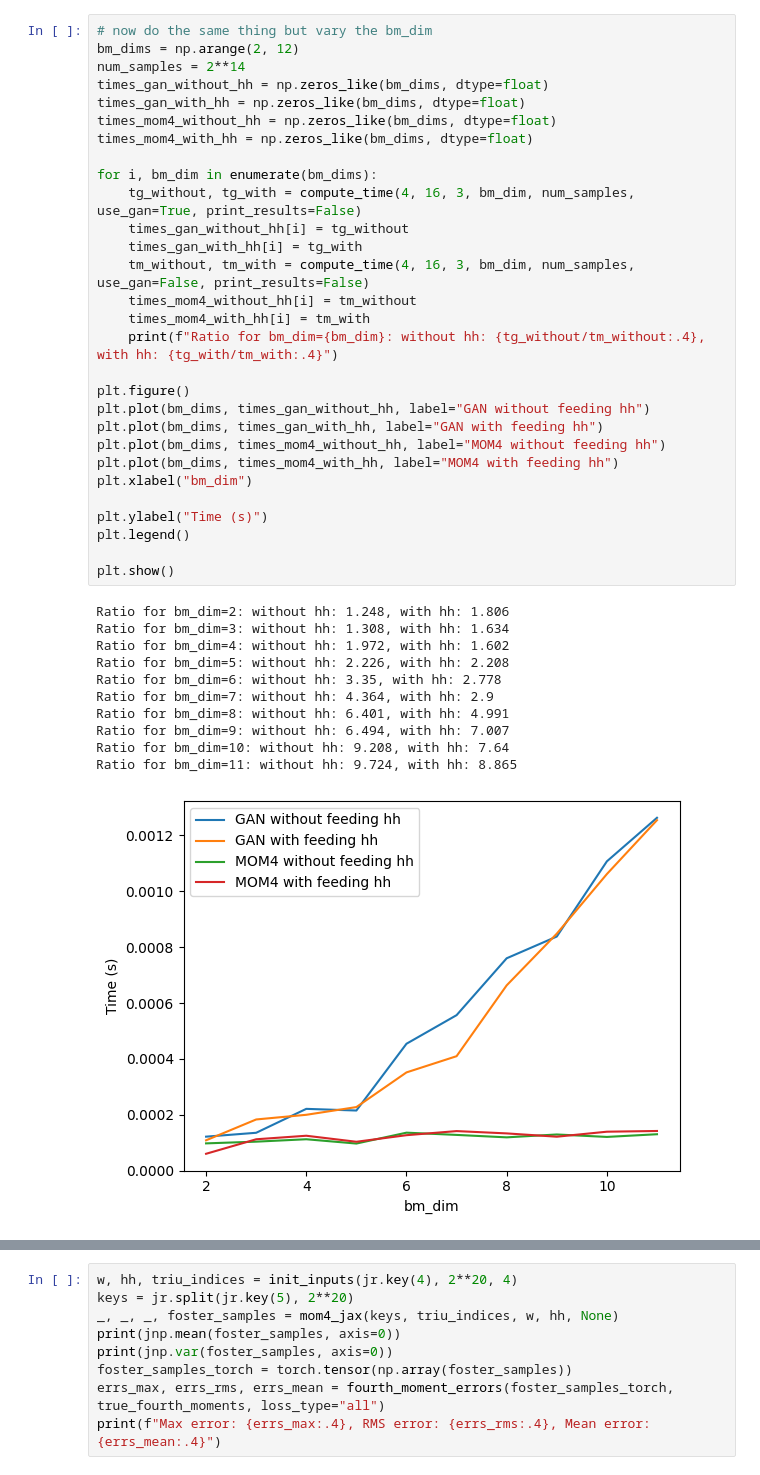
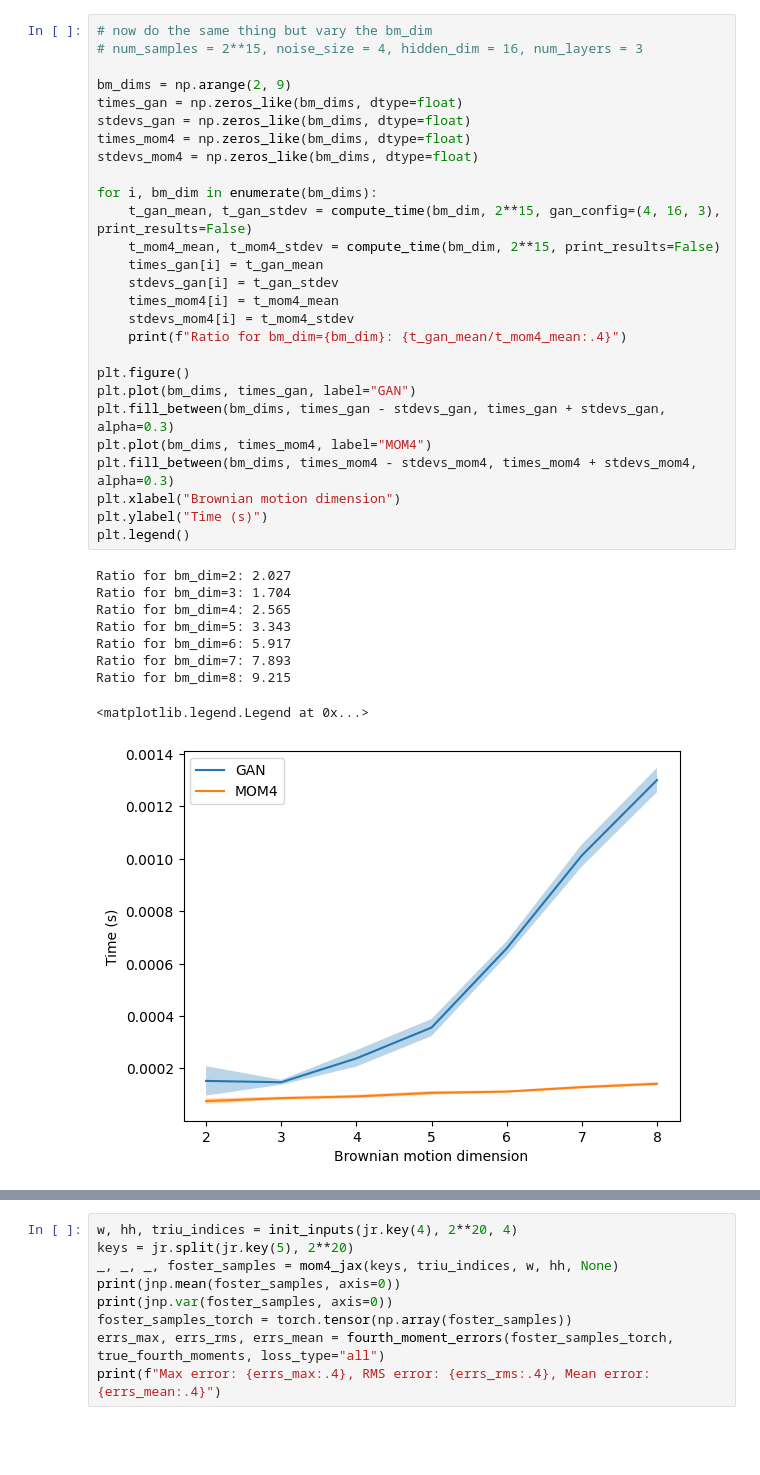
Before and after one commit to andyElking/LevyGAN, a Jupyter notebook: src/jax_model/stuff.ipynb, the cells around one changed output, grey strips where cells are left out. Cells and saved outputs as stored; diff of their text form; blank space fills up the shorter version.

```diff
--- a/src/jax_model/stuff.ipynb
+++ b/src/jax_model/stuff.ipynb
@@ -98,41 +97,37 @@ Ratio for 524288 samples: without hh: 3.749, with hh: 3.687
 # %%
 # now do the same thing but vary the bm_dim
-bm_dims = np.arange(2, 12)
-num_samples = 2**14
-times_gan_without_hh = np.zeros_like(bm_dims, dtype=float)
-times_gan_with_hh = np.zeros_like(bm_dims, dtype=float)
-times_mom4_without_hh = np.zeros_like(bm_dims, dtype=float)
-times_mom4_with_hh = np.zeros_like(bm_dims, dtype=float)
+# num_samples = 2**15, noise_size = 4, hidden_dim = 16, num_layers = 3
+
+bm_dims = np.arange(2, 9)
+times_gan = np.zeros_like(bm_dims, dtype=float)
+stdevs_gan = np.zeros_like(bm_dims, dtype=float)
+times_mom4 = np.zeros_like(bm_dims, dtype=float)
+stdevs_mom4 = np.zeros_like(bm_dims, dtype=float)
 
 for i, bm_dim in enumerate(bm_dims):
-    tg_without, tg_with = compute_time(4, 16, 3, bm_dim, num_samples, use_gan=True, print_results=False)
-    times_gan_without_hh[i] = tg_without
-    times_gan_with_hh[i] = tg_with
-    tm_without, tm_with = compute_time(4, 16, 3, bm_dim, num_samples, use_gan=False, print_results=False)
-    times_mom4_without_hh[i] = tm_without
-    times_mom4_with_hh[i] = tm_with
-    print(f"Ratio for bm_dim={bm_dim}: without hh: {tg_without/tm_without:.4}, with hh: {tg_with/tm_with:.4}")
+    t_gan_mean, t_gan_stdev = compute_time(bm_dim, 2**15, gan_config=(4, 16, 3), print_results=False)
+    t_mom4_mean, t_mom4_stdev = compute_time(bm_dim, 2**15, print_results=False)
+    times_gan[i] = t_gan_mean
+    stdevs_gan[i] = t_gan_stdev
+    times_mom4[i] = t_mom4_mean
+    stdevs_mom4[i] = t_mom4_stdev
+    print(f"Ratio for bm_dim={bm_dim}: {t_gan_mean/t_mom4_mean:.4}")
 
 plt.figure()
-plt.plot(bm_dims, times_gan_without_hh, label="GAN without feeding hh")
-plt.plot(bm_dims, times_gan_with_hh, label="GAN with feeding hh")
-plt.plot(bm_dims, times_mom4_without_hh, label="MOM4 without feeding hh")
-plt.plot(bm_dims, times_mom4_with_hh, label="MOM4 with feeding hh")
-plt.xlabel("bm_dim")
-
+plt.plot(bm_dims, times_gan, label="GAN")
+plt.fill_between(bm_dims, times_gan - stdevs_gan, times_gan + stdevs_gan, alpha=0.3)
+plt.plot(bm_dims, times_mom4, label="MOM4")
+plt.fill_between(bm_dims, times_mom4 - stdevs_mom4, times_mom4 + stdevs_mom4, alpha=0.3)
+plt.xlabel("Brownian motion dimension")
 plt.ylabel("Time (s)")
 plt.legend()
-
-plt.show()
 # %% [output]
-Ratio for bm_dim=2: without hh: 1.248, with hh: 1.806
-Ratio for bm_dim=3: without hh: 1.308, with hh: 1.634
-Ratio for bm_dim=4: without hh: 1.972, with hh: 1.602
-Ratio for bm_dim=5: without hh: 2.226, with hh: 2.208
-Ratio for bm_dim=6: without hh: 3.35, with hh: 2.778
-Ratio for bm_dim=7: without hh: 4.364, with hh: 2.9
-Ratio for bm_dim=8: without hh: 6.401, with hh: 4.991
-Ratio for bm_dim=9: without hh: 6.494, with hh: 7.007
-Ratio for bm_dim=10: without hh: 9.208, with hh: 7.64
-Ratio for bm_dim=11: without hh: 9.724, with hh: 8.865
+Ratio for bm_dim=2: 2.027
+Ratio for bm_dim=3: 1.704
+Ratio for bm_dim=4: 2.565
+Ratio for bm_dim=5: 3.343
+Ratio for bm_dim=6: 5.917
+Ratio for bm_dim=7: 7.893
+Ratio for bm_dim=8: 9.215
+<matplotlib.legend.Legend at 0x...>
-[figure, old version]
+[figure, new version]
```
Also changed, not shown: parts of 11 cells of this notebook.
